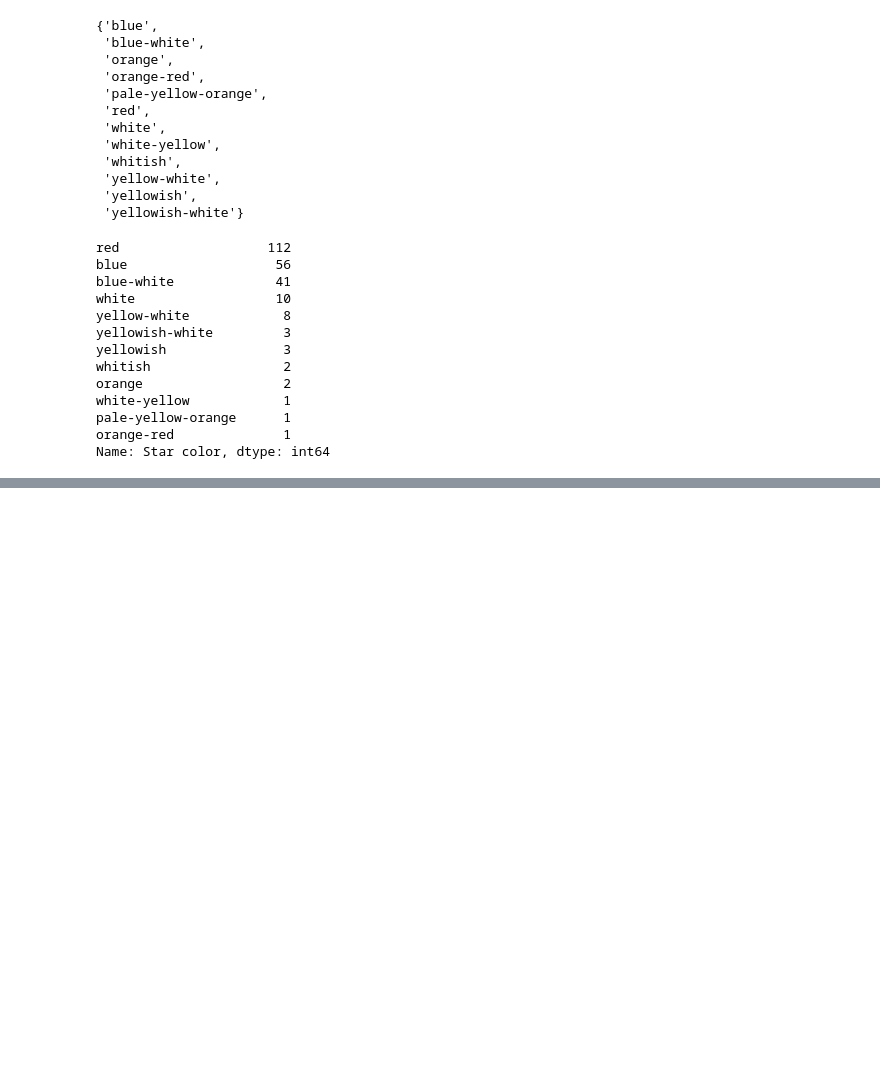
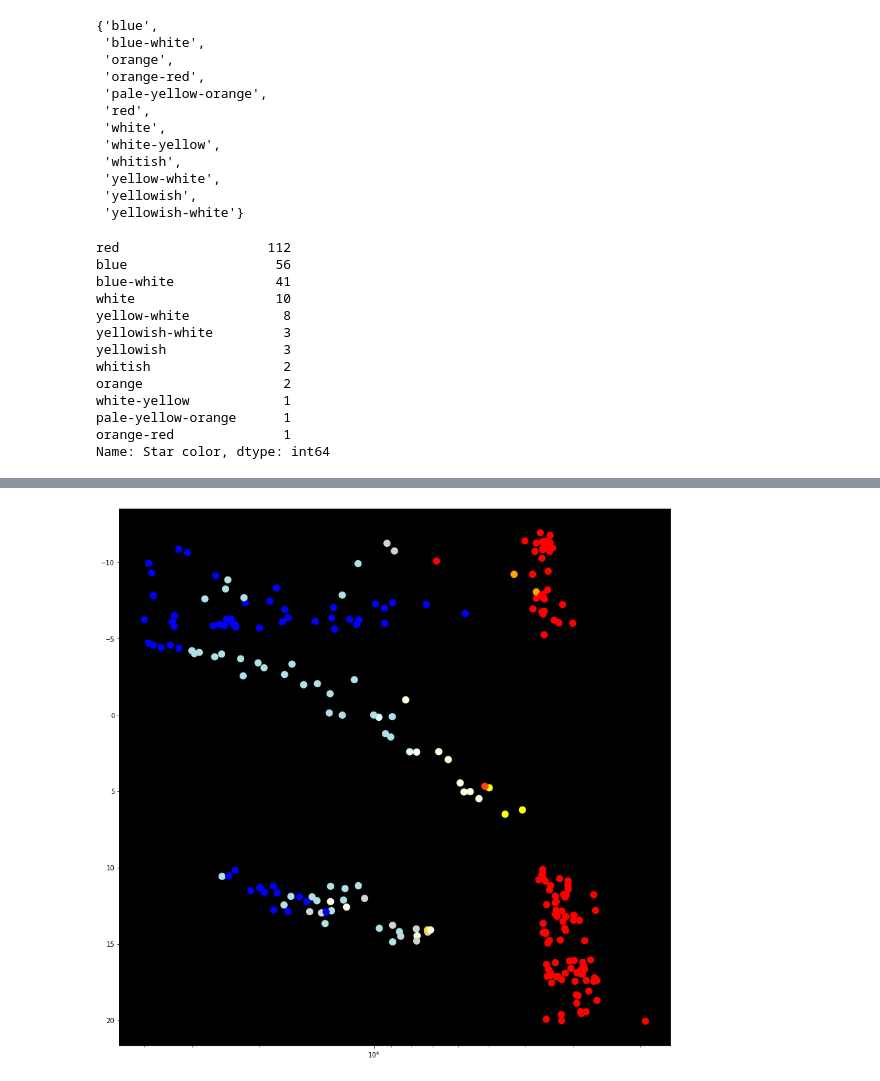
Before and after one commit to Kcorb0/star-study, a Jupyter notebook: star_study.ipynb, the cells around one changed output, grey strips where cells are left out. Drawn from its saved outputs; the diff is of its cells as text; code cells hidden in the pictures; blank space fills up the shorter version.

Commit message:
Created scatter to display star colour based on star magnitude and temperature

```diff
--- a/star_study.ipynb
+++ b/star_study.ipynb
@@ -132,3 +132,19 @@ white-yellow            1
 pale-yellow-orange      1
 orange-red              1
 Name: Star color, dtype: int64
+# %%
+colormatch = {"red": "red",
+            "blue": "blue",
+            "blue-white": "powderblue",
+            "white": "lightgrey",
+            "yellow-white": "lightyellow",
+            "yellowish-white": "lightyellow",
+            "yellowish": "yellow",
+            "white-yellow": "lightyellow",
+            "whitish": "lightcyan",
+            "orange": "orange",
+            "orange-red": "orangered",
+            "pale-yellow-orange": "gold"}
+
+for idx, c in enumerate(star_df["Star color"]):
+    star_df["Star color"][idx] = colormatch[c]
@@ -134,0 +170,20 @@ Name: Star color, dtype: int64
+# %%
+# Temperature x axis
+# Absolute Magnitude y axis
+
+star_temps = list(star_df["Temperature (K)"])
+star_magnitude = list(star_df["Absolute magnitude(Mv)"])
+star_colour = list(star_df["Star color"])
+#star_radius = list(star_df["Radius(R/Ro)"])
+# %%
+
+plt.figure(figsize=(15,15))
+plt.scatter(star_temps, star_magnitude, c=star_colour, linewidths=5)
+ax = plt.gca()
+ax.invert_xaxis()
+ax.invert_yaxis()
+ax.set_xscale("log")
+ax.set_facecolor("black")
+plt.show()
+# %% [output]
+[figure, added]
```
Also changed, not shown: parts of 2 cells of this notebook.
